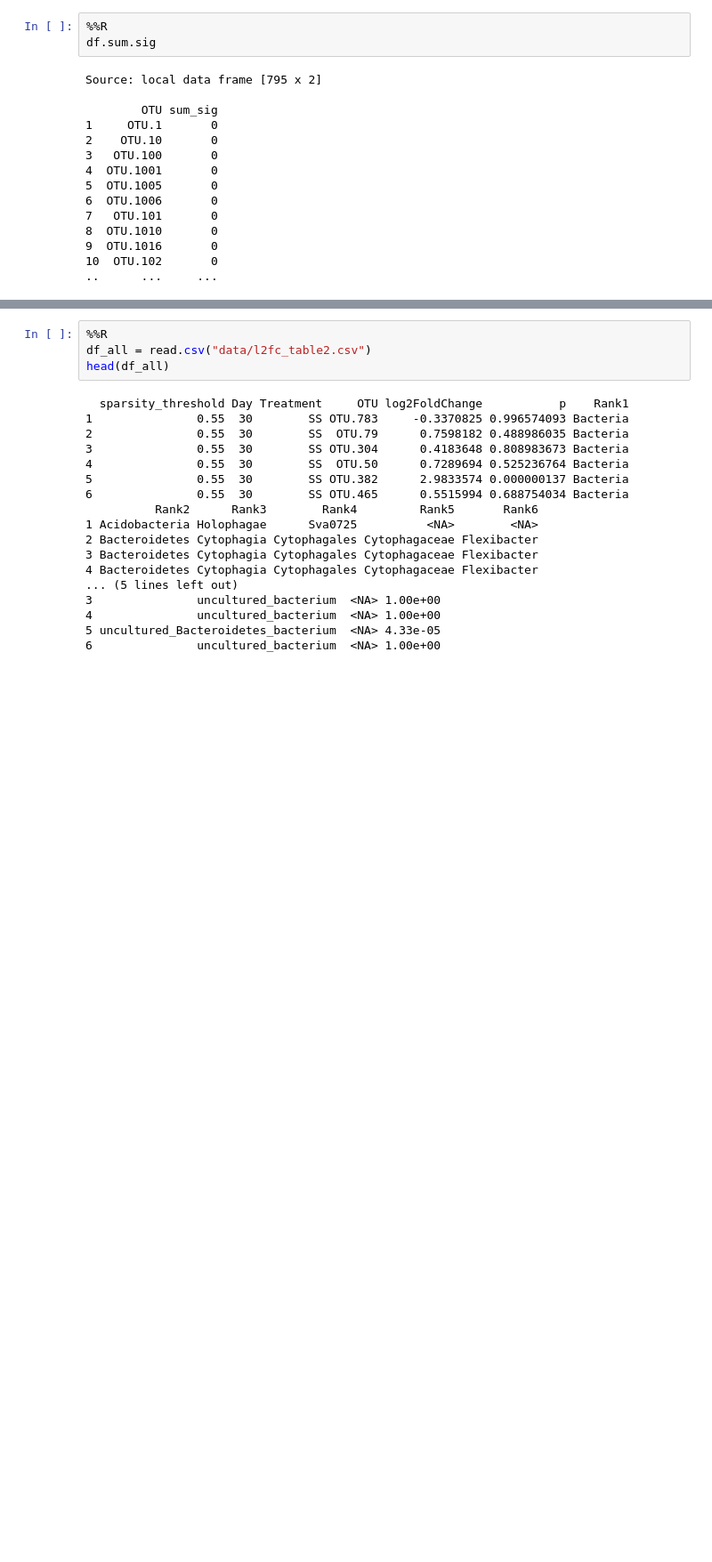
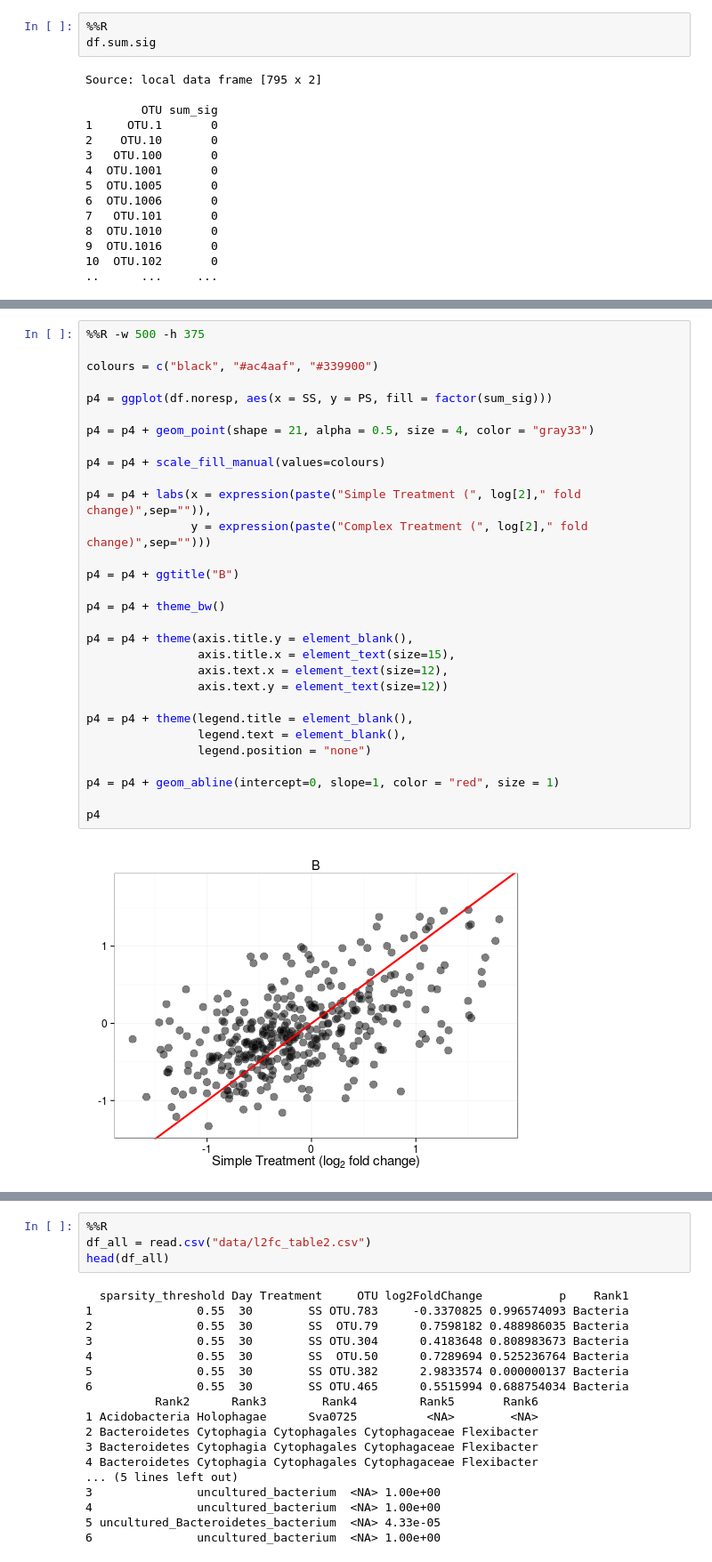
Before and after one commit to acampbellina/single_substrate, a Jupyter notebook: LinReg_3Panel_Fig.ipynb, the cells around one changed output, grey strips where cells are left out. Shown at 89% size. Saved outputs shown, nothing was run; the diff lists cells and outputs as text; blank space fills up the shorter version.

```diff
--- a/LinReg_3Panel_Fig.ipynb
+++ b/LinReg_3Panel_Fig.ipynb
@@ -200,3 +226,35 @@ Joining by: "OTU"
+# %%
+%%R -w 500 -h 375
+
+colours = c("black", "#ac4aaf", "#339900")
+
+p4 = ggplot(df.noresp, aes(x = SS, y = PS, fill = factor(sum_sig)))
+
+p4 = p4 + geom_point(shape = 21, alpha = 0.5, size = 4, color = "gray33")
+
+p4 = p4 + scale_fill_manual(values=colours)
+
+p4 = p4 + labs(x = expression(paste("Simple Treatment (", log[2]," fold change)",sep="")),
+               y = expression(paste("Complex Treatment (", log[2]," fold change)",sep="")))
+
+p4 = p4 + ggtitle("B")
+
+p4 = p4 + theme_bw()
+
+p4 = p4 + theme(axis.title.y = element_blank(),
+                axis.title.x = element_text(size=15),
+                axis.text.x = element_text(size=12),
+                axis.text.y = element_text(size=12))
+
+p4 = p4 + theme(legend.title = element_blank(),
+                legend.text = element_blank(),
+                legend.position = "none")
+
+p4 = p4 + geom_abline(intercept=0, slope=1, color = "red", size = 1)
+
+p4
+# %% [output]
+[figure, added]
 # %%
 %%R
 FDR = 0.10
```
Also changed, not shown: parts of 14 cells of this notebook, 2 other files.
